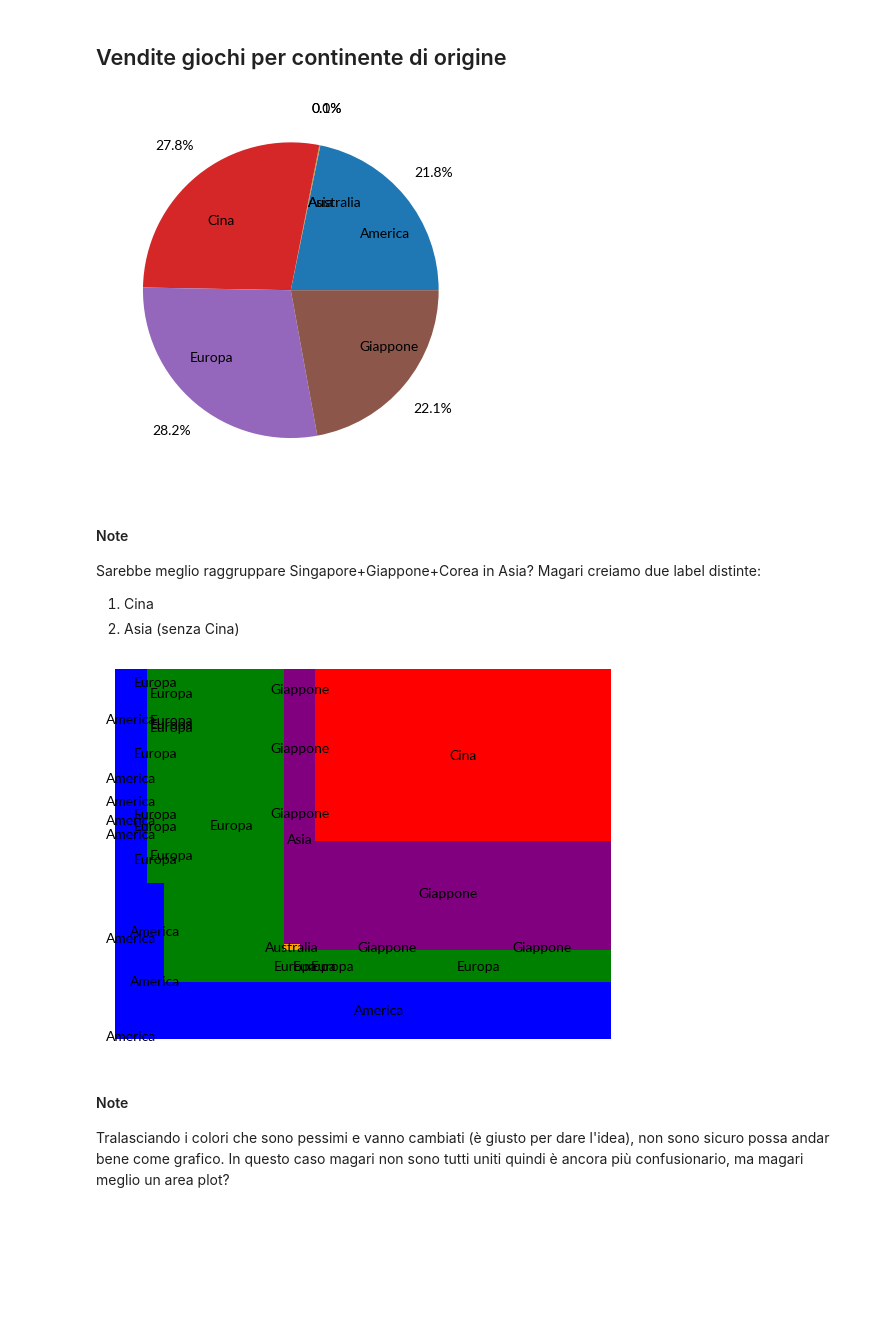
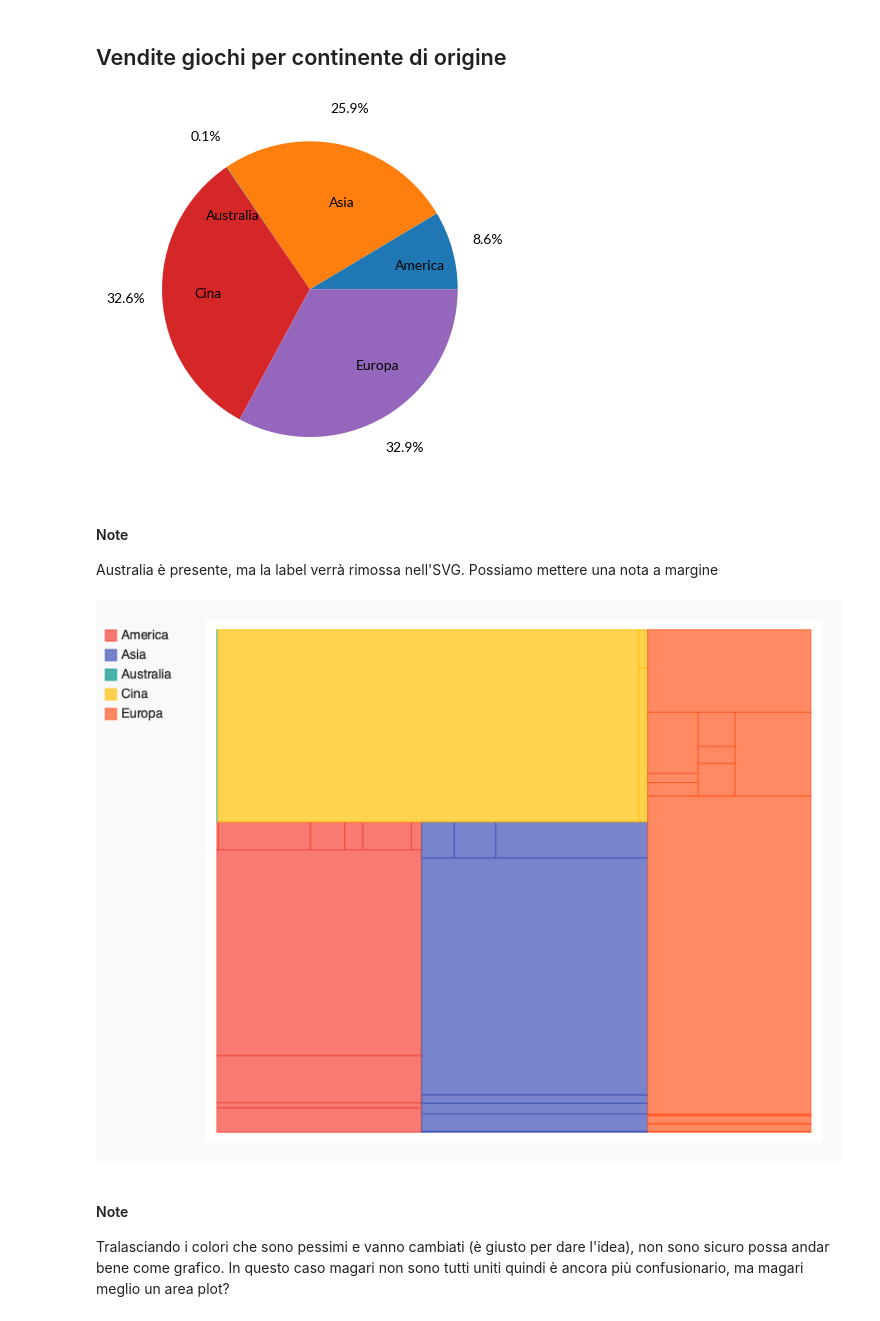
Before and after one commit to demic-dev/vs-project, a Jupyter notebook: charts.ipynb, the cells around one changed output. Saved outputs shown, nothing was run; the diff lists cells and outputs as text; code cells hidden in the pictures; blank space fills up the shorter version.

Commit message:
added other plots

```diff
--- a/charts.ipynb
+++ b/charts.ipynb
@@ -19,5 +34,5 @@ ERROR: No matching distribution found for urllib2
 # %%
-columns_mapping = {"Gioco": "name", "Genere": "genre", "Produzione*": "production", "Origine": "from_where", "prezzo(€)": "price_in_euro", "Vendite stimate(k)": "sales_k", "max giocatori": "max_players", "recensioni positive(%)": "reviews"}
+columns_mapping = {"Gioco": "name", "Genere (principale)": "genre", "Produzione*": "production", "Origine": "from_where", "prezzo(€)": "price_in_euro", "Vendite stimate(k)": "sales_k", "max giocatori": "max_players", "recensioni positive(%)": "reviews"}
 # %%
 import pandas as pd
 import matplotlib.pyplot as plt
@@ -52,7 +73,7 @@ def build_chart_path(name):
     return f"charts/{name}.svg"
 # %%
 games = pd.read_csv("data/2024-games.csv", na_filter=False)
-games.drop(columns=["Unnamed: 8", "note"], inplace=True)
+# games.drop(columns=["Unnamed: 8", "note"], inplace=True)
 games.rename(columns=columns_mapping, inplace=True)
 games = fillempty_floats(games, ["price_in_euro", "sales_k", "max_players", "reviews"])
 # %%
@@ -119,43 +140,41 @@ aggiungere linee verticali sugli assi
 # %% [markdown]
 ## Vendite giochi per continente di origine
 # %%
-agg_by_continent = games.groupby(['from_where'])['sales_k'].sum().to_frame().reset_index()
-
-# agg_by_continent
+games_continent = games.query('genre != "PVP shooter" or name == "Concord"')
+agg_by_continent = games_continent.groupby(['from_where'])['sales_k'].sum().to_frame().reset_index()
 
 fig, ax = plt.subplots()
-ax.pie(agg_by_continent['sales_k'], labels=agg_by_continent['from_where'], autopct='%1.1f%%', pctdistance=1.25, labeldistance=.6)
+ax.pie(
+    agg_by_continent['sales_k'],
+    labels=agg_by_continent['from_where'],
+    autopct='%1.1f%%',
+    pctdistance=1.25,
+    labeldistance=.6,
+    radius=1
+)
 
 plt.savefig(build_chart_path("sales_by_continent_2024"), format="svg")
 # %% [output]
-[figure, old version]
+[figure, new version]
 # %% [markdown]
 #### Note
 
-Sarebbe meglio raggruppare Singapore+Giappone+Corea in Asia? Magari creiamo due label distinte:
-
-1. Cina
-2. Asia (senza Cina)
+Australia è presente, ma la label verrà rimossa nell'SVG. Possiamo mettere una nota a margine
 # %%
-country_map = {
-    "America": "blue",
-    "Cina": "red",
-    "Europa": "green",
-    "Giappone": "purple",
-    "Asia": "purple",
-    "Corea": "purple",
-    "Australia": "orange"
-}
+games_by_where = games.groupby(['from_where'])['sales_k'].apply(
+    list
+    # lambda x : [{"value" : l, "label" : c } for l, c in zip(x['name'], x['sales_k'])]
+,include_groups=False)
 
-games['color'] = games['from_where'].apply(lambda x: country_map[x])
-ordered = games.sort_values(by=['color'])
+treemap = pygal.Treemap()
 
-squarify.plot(sizes=ordered['sales_k'], label=ordered['from_where'], color=ordered['color'])
-plt.axis("off")
+# # treemap.title = 'Treemap'
 
-plt.savefig(build_chart_path("treemap_sales_by_continent"), format="svg")
+[treemap.add(x[0], x[1]) for x in games_by_where.items()]
+treemap
+# # display(HTML(base_html.format(rendered_chart=treemap.render(is_unicode=True))))
 # %% [output]
-[figure, old version]
+[figure, new version]
 # %% [markdown]
 #### Note
 
```
Also changed, not shown: parts of 4 cells of this notebook, 19 other files.
